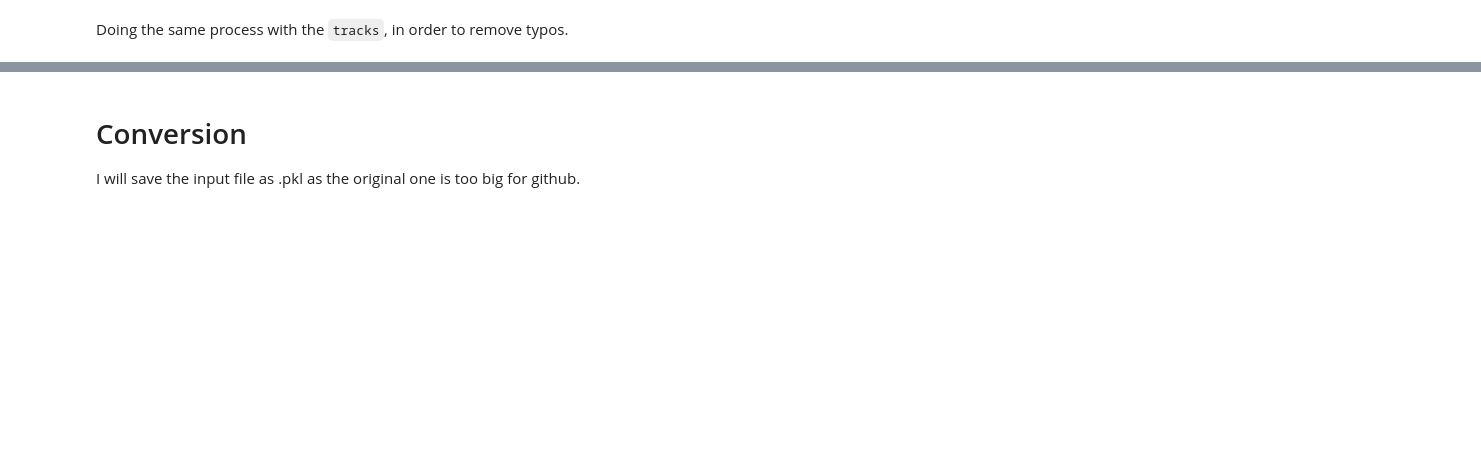
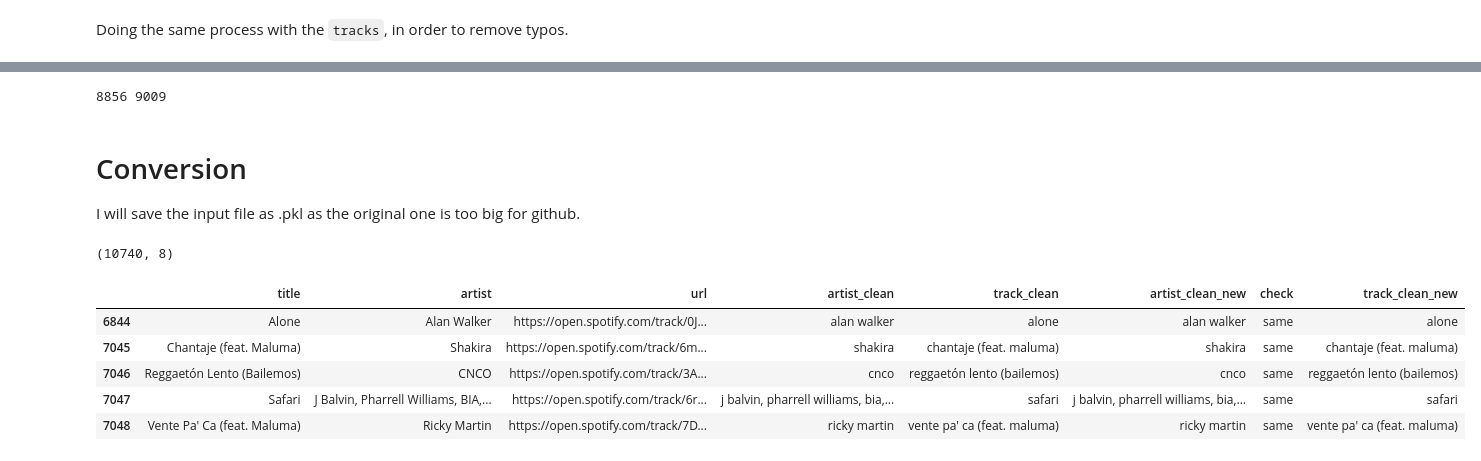
Before and after one commit to annassanchez/ETL_project, a Jupyter notebook: notebooks/1-extraction_cleaning_csv.ipynb, the cells around one changed output, grey strips where cells are left out. Drawn from its saved outputs; the diff is of its cells as text; code cells hidden in the pictures; blank space fills up the shorter version.

```diff
--- a/notebooks/1-extraction_cleaning_csv.ipynb
+++ b/notebooks/1-extraction_cleaning_csv.ipynb
@@ -180,10 +412,20 @@ data_new[data_new['check'] == 'different']
 # %%
-print(len(data_new[' "trackname"'].unique().tolist()), len(data_new['track'].unique().tolist()))
+print(len(data_spain['track_clean_new'].unique().tolist()), len(data_spain['title'].unique().tolist()))
+# %% [output]
+8856 9009
 # %% [markdown]
 # Conversion
 I will save the input file as .pkl as the original one is too big for github.
 # %%
-data_final = data_new.drop_duplicates(subset=['artist_clean', 'track_clean'])
+data_final = data_spain.drop_duplicates(subset=['artist_clean_new', 'track_clean_new', 'url'])
 print(data_final.shape)
 data_final.head()
+# %% [output]
+(10740, 8)
+|  | title | artist | url | artist_clean | track_clean | artist_clean_new | check | track_clean_new |
+| 6844 | Alone | Alan Walker | https://open.spotify.com/track/0J... | alan walker | alone | alan walker | same | alone |
+| 7045 | Chantaje (feat. Maluma) | Shakira | https://open.spotify.com/track/6m... | shakira | chantaje (feat. maluma) | shakira | same | chantaje (feat. maluma) |
+| 7046 | Reggaetón Lento (Bailemos) | CNCO | https://open.spotify.com/track/3A... | cnco | reggaetón lento (bailemos) | cnco | same | reggaetón lento (bailemos) |
+| 7047 | Safari | J Balvin, Pharrell Williams, BIA,... | https://open.spotify.com/track/6r... | j balvin, pharrell williams, bia,... | safari | j balvin, pharrell williams, bia,... | same | safari |
+| 7048 | Vente Pa' Ca (feat. Maluma) | Ricky Martin | https://open.spotify.com/track/7D... | ricky martin | vente pa' ca (feat. maluma) | ricky martin | same | vente pa' ca (feat. maluma) |
 # %%
```
Also changed, not shown: parts of 49 cells of this notebook.
